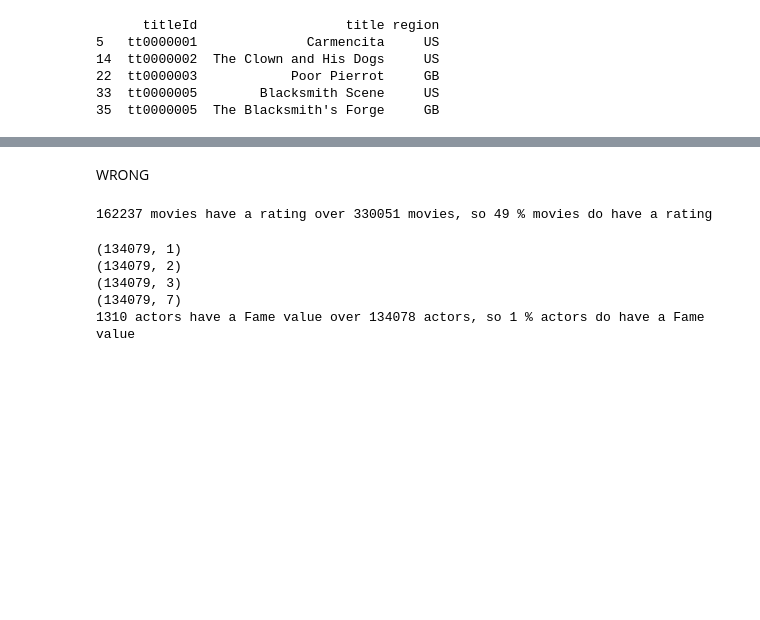
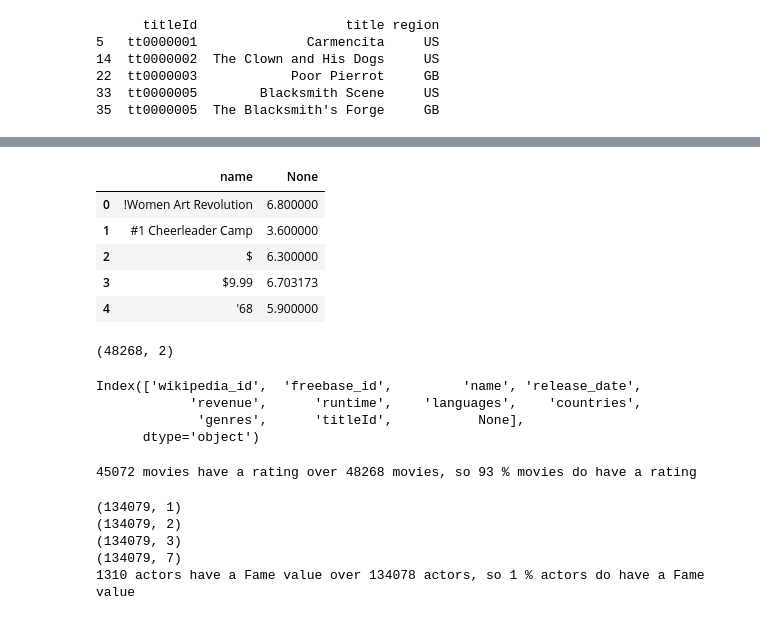
Before and after one commit to epfl-ada/ada-2023-project-shinebrightlikeadamon, a Jupyter notebook: data_cleaning.ipynb, the cells around one changed output, grey strips where cells are left out. Drawn from its saved outputs; the diff is of its cells as text; code cells hidden in the pictures; blank space fills up the shorter version.

```diff
--- a/data_cleaning.ipynb
+++ b/data_cleaning.ipynb
@@ -62,6 +80,17 @@ rating_imbd = pd.read_csv('IMDB/title.ratings.tsv', sep='\t')
 # %%
 #merge the rating_imbd dataframe with the movies dataframe and keep the average rating for each movie (weighted by the number of votes)
-movies = movies.merge(rating_imbd, left_on='titleId', right_on='tconst', how='left')
+movies_test = movies.merge(rating_imbd, left_on='titleId', right_on='tconst', how='left')
+#drop the tconst column
+movies_test = movies_test.drop(columns=['tconst'])
+#group by name and average the rating
+movies_test = movies_test.groupby('name',as_index=False).apply(lambda group: (group['averageRating'] * group['numVotes']).sum() / group['numVotes'].sum())
 #TODO:average the rating per name with the number of votes as weight
+
+movies_test.head()
+# %% [output]
+|  | name | None |
+| 0 | !Women Art Revolution | 6.800000 |
+| 1 | #1 Cheerleader Camp | 3.600000 |
+| 2 | $ | 6.300000 |
+| 3 | $9.99 | 6.703173 |
+| 4 | '68 | 5.900000 |
-# %% [markdown]
-WRONG
@@ -73,6 +97,25 @@ movies = movies.drop(columns=['tconst'])
+# %%
+movies_test.shape
+# %% [output]
+(48268, 2)
+# %%
+#merge the movies dataframe with the movies_test dataframe to add the average rating column
+movies = movies.merge(movies_test, left_on='name', right_on='name', how='left')
+#rename the column
+movies = movies.rename(columns={None:'averageRating'})
+#drop the duplicate name column
+movies = movies.drop(columns=['titleId'])
+#drop the duplicates in the name column
+movies = movies.drop_duplicates(subset=['name'], keep='first')
+movies.head()
+# %% [output]
+Index(['wikipedia_id',  'freebase_id',         'name', 'release_date',
+            'revenue',      'runtime',    'languages',    'countries',
+             'genres',      'titleId',           None],
+      dtype='object')
 # %%
-print(str(movies.averageRating.count())+' movies have a rating over '+str(movies.titleId.count())+' movies, so '+str(round(movies.averageRating.count()*100/movies.titleId.count()))+' % movies do have a rating')
+print(str(movies.averageRating.count())+' movies have a rating over '+str(movies.name.count())+' movies, so '+str(round(movies.averageRating.count()*100/movies.name.count()))+' % movies do have a rating')
 # %% [output]
-162237 movies have a rating over 330051 movies, so 49 % movies do have a rating
+45072 movies have a rating over 48268 movies, so 93 % movies do have a rating
 # %%
 #filter the awards dataframe to only keep the rows with winner as True
```
Also changed, not shown: parts of 7 cells of this notebook, 1 other file.
